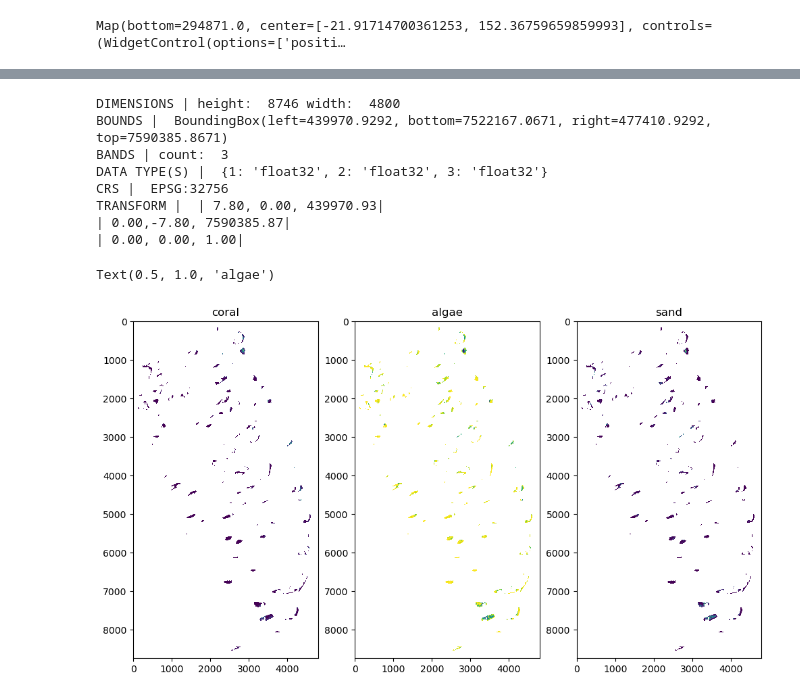
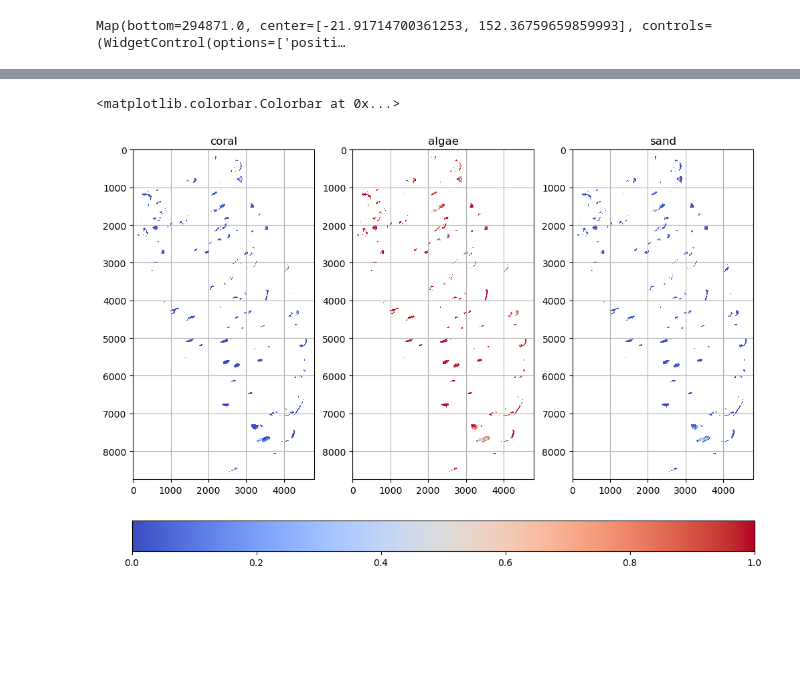
Before and after one commit to orlando-code/onereef, a Jupyter notebook: initial_prism.ipynb, the cells around one changed output, grey strips where cells are left out. Cells and saved outputs as stored; diff of their text form; code cells hidden in the pictures; blank space fills up the shorter version.

```diff
--- a/initial_prism.ipynb
+++ b/initial_prism.ipynb
@@ -130,11 +176,0 @@ rioplot.show(swains_tif)
-# %%
-gee_utils.inspect_tif(swains_tif)
-# %% [output]
-DIMENSIONS | height:  8746 width:  4800
-BOUNDS |  BoundingBox(left=439970.9292, bottom=7522167.0671, right=477410.9292, top=7590385.8671)
-BANDS | count:  3
-DATA TYPE(S) |  {1: 'float32', 2: 'float32', 3: 'float32'}
-CRS |  EPSG:32756
-TRANSFORM |  | 7.80, 0.00, 439970.93|
-| 0.00,-7.80, 7590385.87|
-| 0.00, 0.00, 1.00|
@@ -144,11 +177,16 @@ band1, band2, band3 = band_dict["b1"], band_dict["b2"], band_dict["b3"]
-# %%
-f, ax = plt.subplots(ncols=3, figsize=(12, 8))
-ax[0].imshow(band1, cmap='viridis', vmin=0, vmax=1)
-ax[2].set_title('sand')
-ax[1].imshow(band2, cmap='viridis', vmin=0, vmax=1)
-ax[0].set_title('coral')
-ax[2].imshow(band3, cmap='viridis', vmin=0, vmax=1)
-ax[1].set_title('algae')
-# %% [output]
-Text(0.5, 1.0, 'algae')
-[figure, removed]
+# %%
+f, ax = plt.subplots(ncols=3, figsize=(12, 8))
+im1 = ax[0].imshow(band1, cmap='coolwarm', vmin=0, vmax=1)
+ax[0].set_title('coral')
+im2 = ax[1].imshow(band2, cmap='coolwarm', vmin=0, vmax=1)
+ax[1].set_title('algae')
+im3 = ax[2].imshow(band3, cmap='coolwarm', vmin=0, vmax=1)
+ax[2].set_title('sand')
+
+for a in ax:
+    a.grid()
+
+f.colorbar(im1, ax=ax, orientation='horizontal', fraction=0.1, pad=0.1)
+# %% [output]
+<matplotlib.colorbar.Colorbar at 0x...>
+[figure, added]
```
Also changed, not shown: parts of 16 cells of this notebook, 1 other file.
